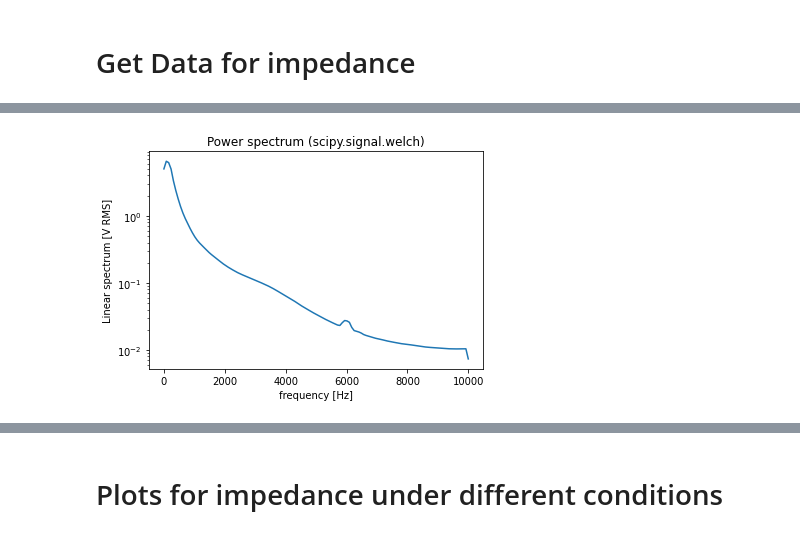
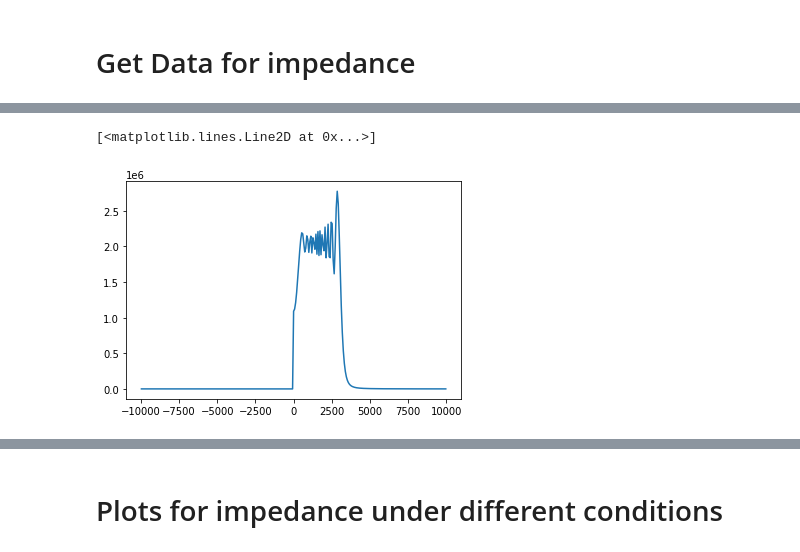
Before and after one commit to Nishant-codex/single_cell_analysis, a Jupyter notebook: notebooks/Impedance_clustering_for_drug.ipynb, the cells around one changed output, grey strips where cells are left out. Drawn from its saved outputs; the diff is of its cells as text; code cells hidden in the pictures.

```diff
--- a/notebooks/Impedance_clustering_for_drug.ipynb
+++ b/notebooks/Impedance_clustering_for_drug.ipynb
@@ -493,0 +150,16 @@ plt.show()
+# %%
+def return_zap(f0,f1,fs,t0,t1):
+    f0 = f0
+    f1 = f1
+    fs = fs
+    t0 = t0
+    t1 = t1
+    T = t1-t0
+    c = (f1-f0)/T
+    t = np.arange(t0,(t1),1/fs)
+    phi_0 = 0
+    zap = np.sin(phi_0+(2*np.pi*(c/2)*t+f0)*t)
+    return zap
+
+fig,ax = plt.subplots(figsize=[10,4])
+ax.plot(return_zap(1,100,20000,0,1))
@@ -494,38 +247,16 @@ plt.show()
 # %%
 from __future__ import division
 import numpy as np
 import matplotlib.pyplot as plt
-from scipy import signal
 
-# # data = np.random.rand(301) - 0.5
-data =dat[0]['membrane_potential']
-# ps = np.abs(np.fft.fft(data))**2
+data = np.random.rand(301) - 0.5
+ps = np.abs(np.fft.fft(y2))**2
 
-# time_step = 1 / 20000
-# freqs = np.fft.fftfreq(data.size, time_step)
-# idx = np.argsort(freqs)
-# f = np.linspace(0, rate/2, len(p))
+time_step = 1 / 20000
+freqs = np.fft.fftfreq(data.size, time_step)
+idx = np.argsort(freqs)
 
-# plt.plot(freqs[idx], ps[idx])
-# # plt.plot(data)
-# idx
-#normal
-# fs = 20000
-# time = 1/20000*np.arange(360000)
-# freqs = np.fft.fftfreq(time.size, 1/fs)
-# idx = np.argsort(freqs)
-# ps = np.abs(np.fft.fft(data-np.mean(data)))**2
-# plt.figure()
-# plt.plot(freqs[idx], ps[idx])
-# plt.title('Power spectrum (np.fft.fft)')
-
-#Welch
-f, Pxx_spec = signal.welch(data, 20000, 'flattop', scaling='spectrum')
-plt.figure()
-plt.semilogy(f, np.sqrt(Pxx_spec))
-plt.xlabel('frequency [Hz]')
-plt.ylabel('Linear spectrum [V RMS]')
-plt.title('Power spectrum (scipy.signal.welch)')
-plt.show()
+plt.plot(freqs[idx], ps[idx])
 # %% [output]
+[<matplotlib.lines.Line2D at 0x...>]
-[figure, old version]
+[figure, new version]
```
Also changed, not shown: parts of 46 cells of this notebook, 7 other files.
